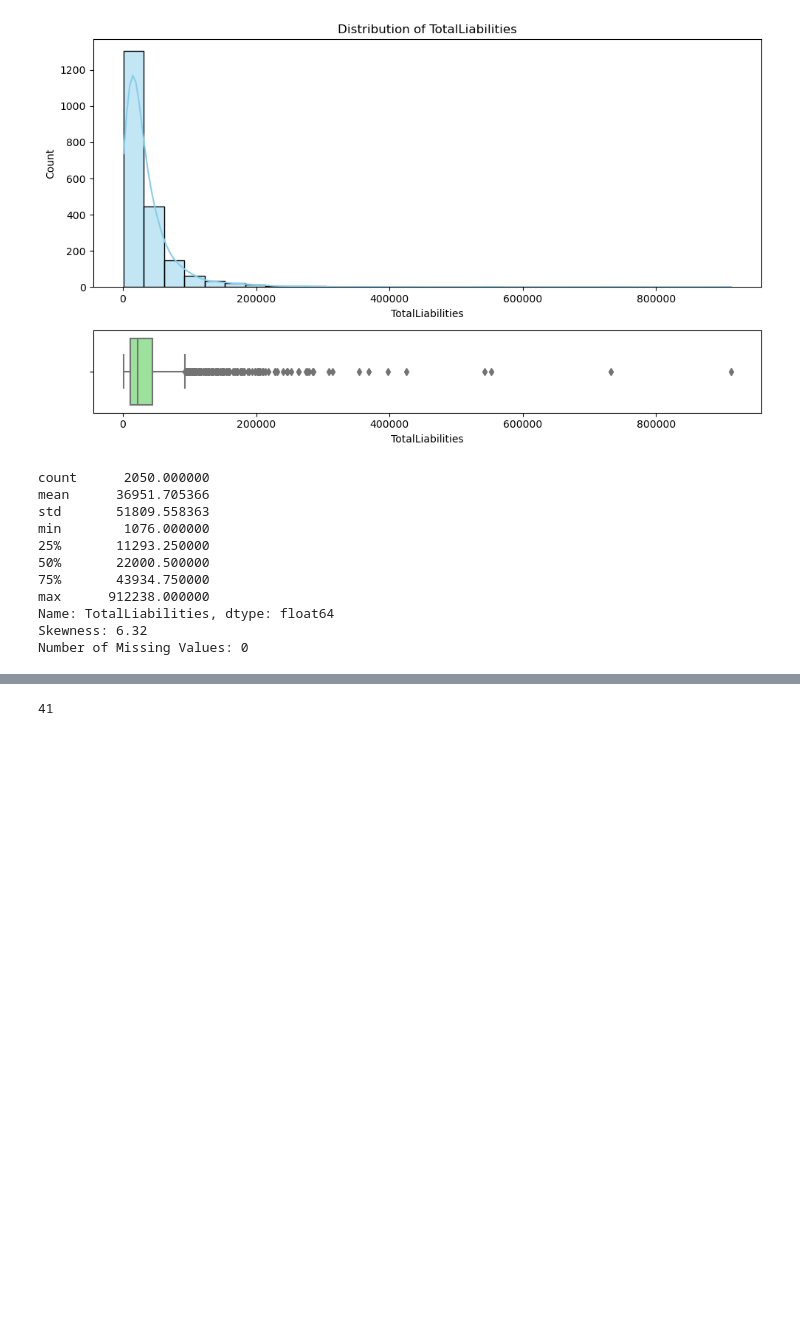
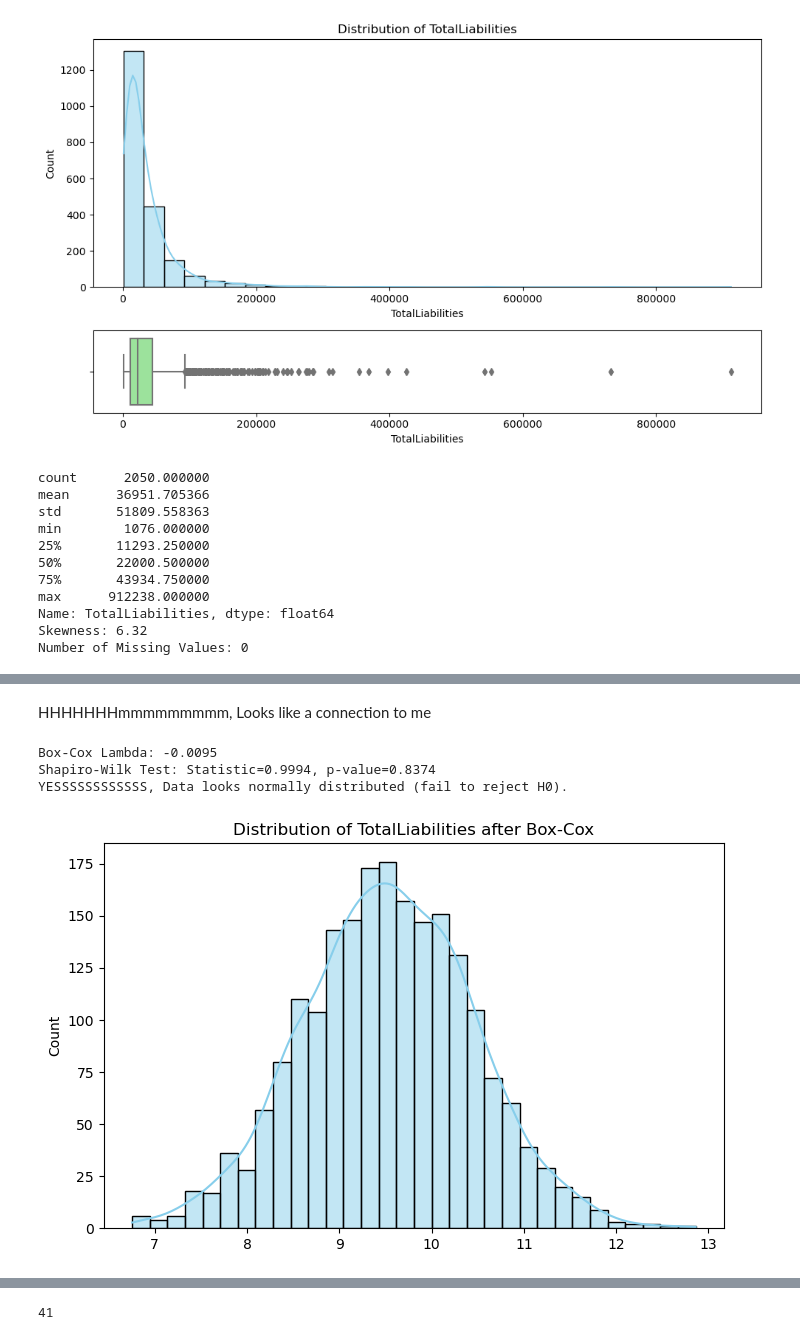
Before and after one commit to KimiyaVahidMotlagh/QBC-DA10-Group4Project1, a Jupyter notebook: DA10_EDA(Arash).ipynb, the cells around one changed output, grey strips where cells are left out. Cells and saved outputs as stored; diff of their text form; code cells hidden in the pictures; blank space fills up the shorter version.

Commit message:
The final look for single variables

```diff
--- a/DA10_EDA(Arash).ipynb
+++ b/DA10_EDA(Arash).ipynb
@@ -560,5 +562,6 @@ warnings.filterwarnings('ignore')
 # %%
 from scipy.stats import boxcox, yeojohnson, shapiro
+
 def describe_numeric_column(df, column):
     # histogram, KDE, boxplot for a numeric column.
     fig, axes = plt.subplots(2, 1, figsize=(10, 6),
@@ -580,12 +583,12 @@ def describe_numeric_column(df, column):
     print(f"Skewness: {df[column].skew():.2f}")
     print(f"Number of Missing Values: {df[column].isna().sum()}")
 
-def normalize_nomerical_data(df, col):
+def normalize_numerical_data(df, col):
 
     data = df[col].dropna()
 
     if (data <= 0).any():
-        print(f"⚠️ Column '{col}' has non-positive values, applying Yeo-Johnson transformation.")
+        print(f"Warning: Column '{col}' has non-positive values, applying Yeo-Johnson transformation.")
         transformed, lambda_val = yeojohnson(data)
         method = "Yeo-Johnson"
     else:
@@ -895,0 +947,9 @@ Just like before
+# %% [markdown]
+HHHHHHHmmmmmmmmm, Looks like a connection to me
+# %%
+normalized_data, lambda_val, method = normalize_numerical_data(fin_df, col='TotalLiabilities')
+# %% [output]
+Box-Cox Lambda: -0.0095
+Shapiro-Wilk Test: Statistic=0.9994, p-value=0.8374
+YESSSSSSSSSSSS, Data looks normally distributed (fail to reject H0).
+[figure, added]
```
Also changed, not shown: parts of 34 cells of this notebook.
